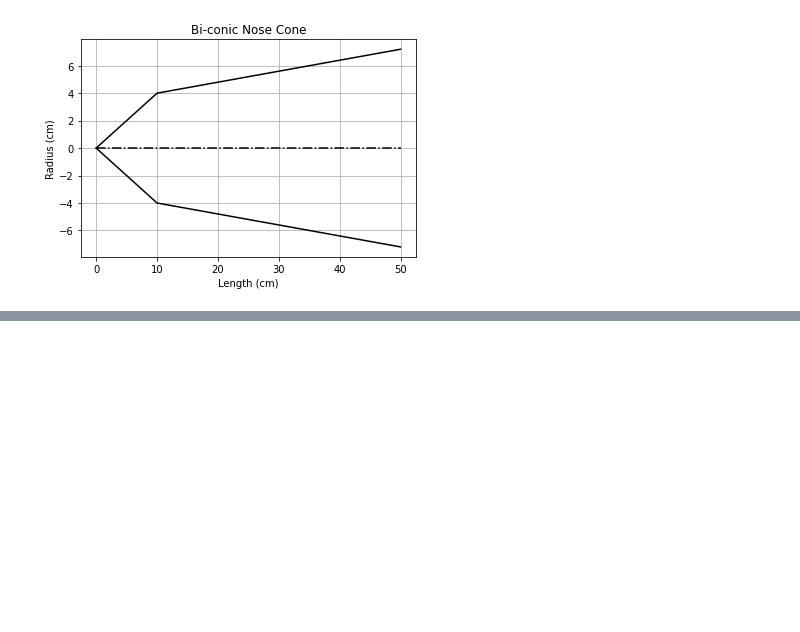
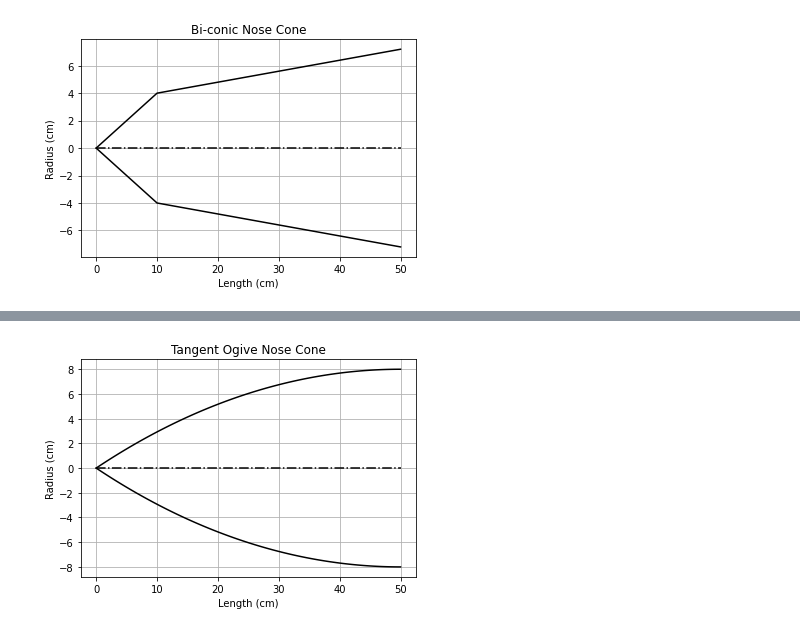
Before and after one commit to jacobhall03/RocketNoseCone, a Jupyter notebook: AdvancedNoseConeDesigns.ipynb, the cells around one changed output, grey strips where cells are left out. Cells and saved outputs as stored; diff of their text form; code cells hidden in the pictures; blank space fills up the shorter version.

```diff
--- a/AdvancedNoseConeDesigns.ipynb
+++ b/AdvancedNoseConeDesigns.ipynb
@@ -64,0 +97,13 @@ plt.show()
+# %%
+y_top = [nosecone.tangent_ogive_shape(x, radius, length) for x in x]
+y_bot = [-1 * y for y in y_top]
+plt.plot(x, y_top, 'k')
+plt.plot(x, y_bot, 'k')
+plt.plot(x, cl, 'k-.')
+plt.grid()
+plt.title("Tangent Ogive Nose Cone")
+plt.xlabel("Length ({})".format(units))
+plt.ylabel("Radius ({})".format(units))
+plt.show()
+# %% [output]
+[figure, added]
```
Also changed, not shown: parts of 12 cells of this notebook, 3 other files.
